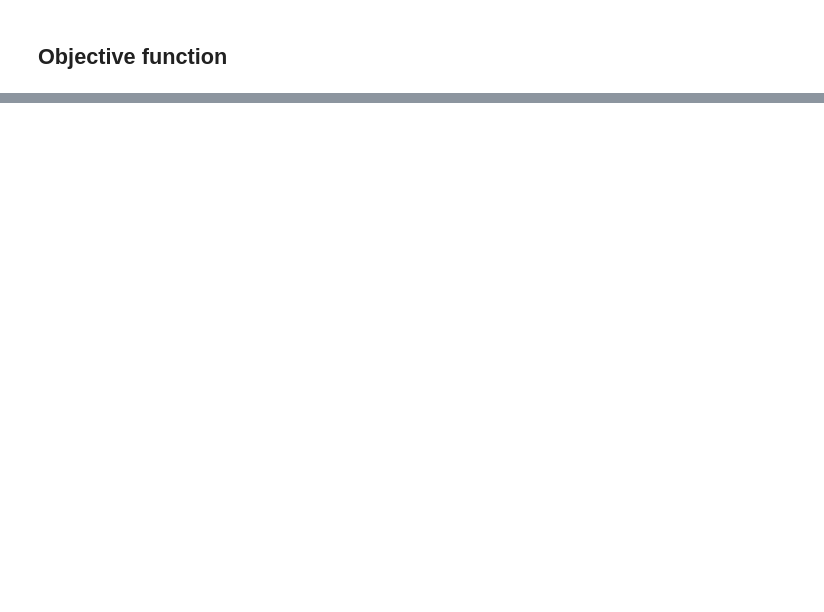
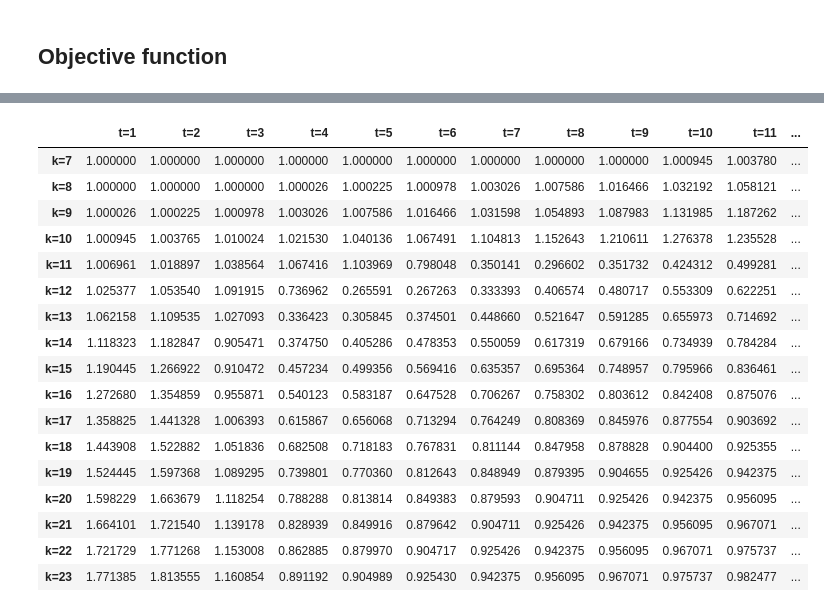
Before and after one commit to eaasna/DREAM-stellar-benchmark, a Jupyter notebook: work-python/kmer-occurrence-probability/Objective function.ipynb, the cells around one changed output, grey strips where cells are left out. Saved outputs shown, nothing was run; the diff lists cells and outputs as text; code cells hidden in the pictures; blank space fills up the shorter version.

```diff
--- a/work-python/kmer-occurrence-probability/Objective function.ipynb
+++ b/work-python/kmer-occurrence-probability/Objective function.ipynb
@@ -217,0 +273,21 @@ plt.show()
+# %%
+score_df
+# %% [output]
+|  | t=1 | t=2 | t=3 | t=4 | t=5 | t=6 | t=7 | t=8 | t=9 | t=10 | t=11 | ... |
+| k=7 | 1.000000 | 1.000000 | 1.000000 | 1.000000 | 1.000000 | 1.000000 | 1.000000 | 1.000000 | 1.000000 | 1.000945 | 1.003780 | ... |
+| k=8 | 1.000000 | 1.000000 | 1.000000 | 1.000026 | 1.000225 | 1.000978 | 1.003026 | 1.007586 | 1.016466 | 1.032192 | 1.058121 | ... |
+| k=9 | 1.000026 | 1.000225 | 1.000978 | 1.003026 | 1.007586 | 1.016466 | 1.031598 | 1.054893 | 1.087983 | 1.131985 | 1.187262 | ... |
+| k=10 | 1.000945 | 1.003765 | 1.010024 | 1.021530 | 1.040136 | 1.067491 | 1.104813 | 1.152643 | 1.210611 | 1.276378 | 1.235528 | ... |
+| k=11 | 1.006961 | 1.018897 | 1.038564 | 1.067416 | 1.103969 | 0.798048 | 0.350141 | 0.296602 | 0.351732 | 0.424312 | 0.499281 | ... |
+| k=12 | 1.025377 | 1.053540 | 1.091915 | 0.736962 | 0.265591 | 0.267263 | 0.333393 | 0.406574 | 0.480717 | 0.553309 | 0.622251 | ... |
+| k=13 | 1.062158 | 1.109535 | 1.027093 | 0.336423 | 0.305845 | 0.374501 | 0.448660 | 0.521647 | 0.591285 | 0.655973 | 0.714692 | ... |
+| k=14 | 1.118323 | 1.182847 | 0.905471 | 0.374750 | 0.405286 | 0.478353 | 0.550059 | 0.617319 | 0.679166 | 0.734939 | 0.784284 | ... |
+| k=15 | 1.190445 | 1.266922 | 0.910472 | 0.457234 | 0.499356 | 0.569416 | 0.635357 | 0.695364 | 0.748957 | 0.795966 | 0.836461 | ... |
+| k=16 | 1.272680 | 1.354859 | 0.955871 | 0.540123 | 0.583187 | 0.647528 | 0.706267 | 0.758302 | 0.803612 | 0.842408 | 0.875076 | ... |
+| k=17 | 1.358825 | 1.441328 | 1.006393 | 0.615867 | 0.656068 | 0.713294 | 0.764249 | 0.808369 | 0.845976 | 0.877554 | 0.903692 | ... |
+| k=18 | 1.443908 | 1.522882 | 1.051836 | 0.682508 | 0.718183 | 0.767831 | 0.811144 | 0.847958 | 0.878828 | 0.904400 | 0.925355 | ... |
+| k=19 | 1.524445 | 1.597368 | 1.089295 | 0.739801 | 0.770360 | 0.812643 | 0.848949 | 0.879395 | 0.904655 | 0.925426 | 0.942375 | ... |
+| k=20 | 1.598229 | 1.663679 | 1.118254 | 0.788288 | 0.813814 | 0.849383 | 0.879593 | 0.904711 | 0.925426 | 0.942375 | 0.956095 | ... |
+| k=21 | 1.664101 | 1.721540 | 1.139178 | 0.828939 | 0.849916 | 0.879642 | 0.904711 | 0.925426 | 0.942375 | 0.956095 | 0.967071 | ... |
+| k=22 | 1.721729 | 1.771268 | 1.153008 | 0.862885 | 0.879970 | 0.904717 | 0.925426 | 0.942375 | 0.956095 | 0.967071 | 0.975737 | ... |
+| k=23 | 1.771385 | 1.813555 | 1.160854 | 0.891192 | 0.904989 | 0.925430 | 0.942375 | 0.956095 | 0.967071 | 0.975737 | 0.982477 | ... |
```
Also changed, not shown: parts of 19 cells of this notebook, 10 other files.
